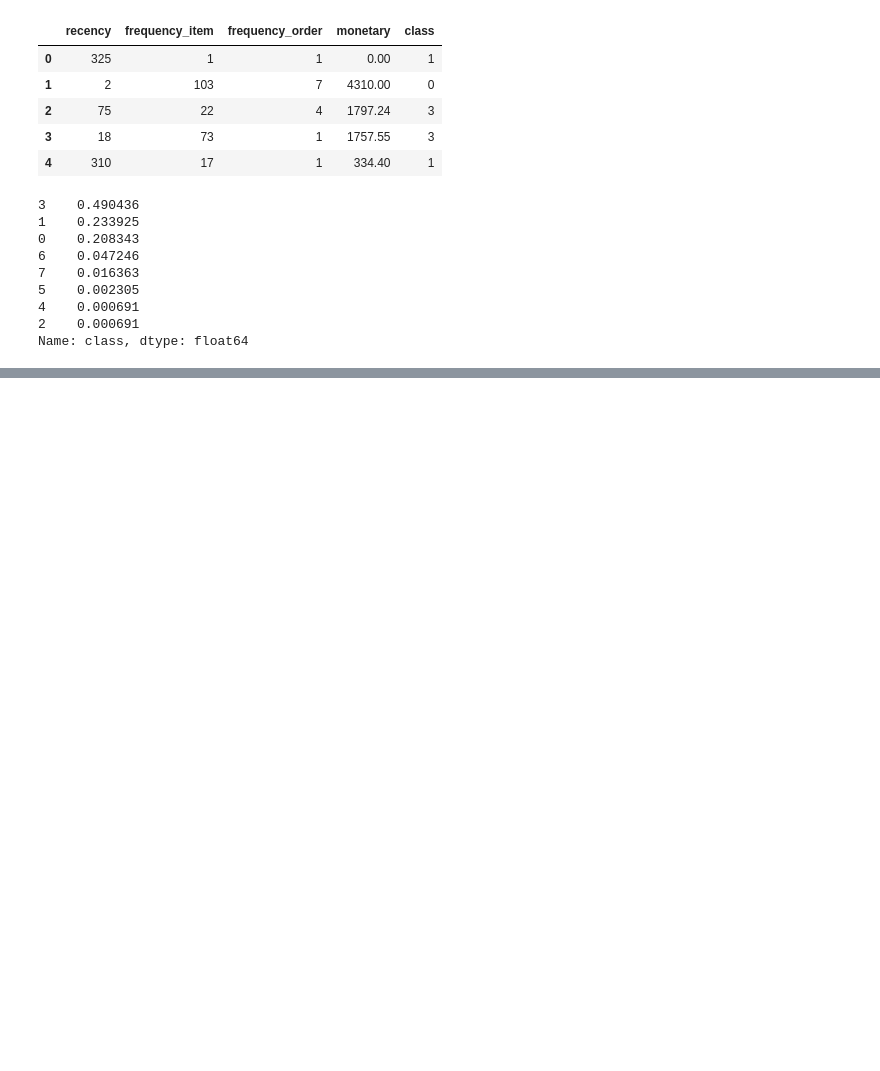
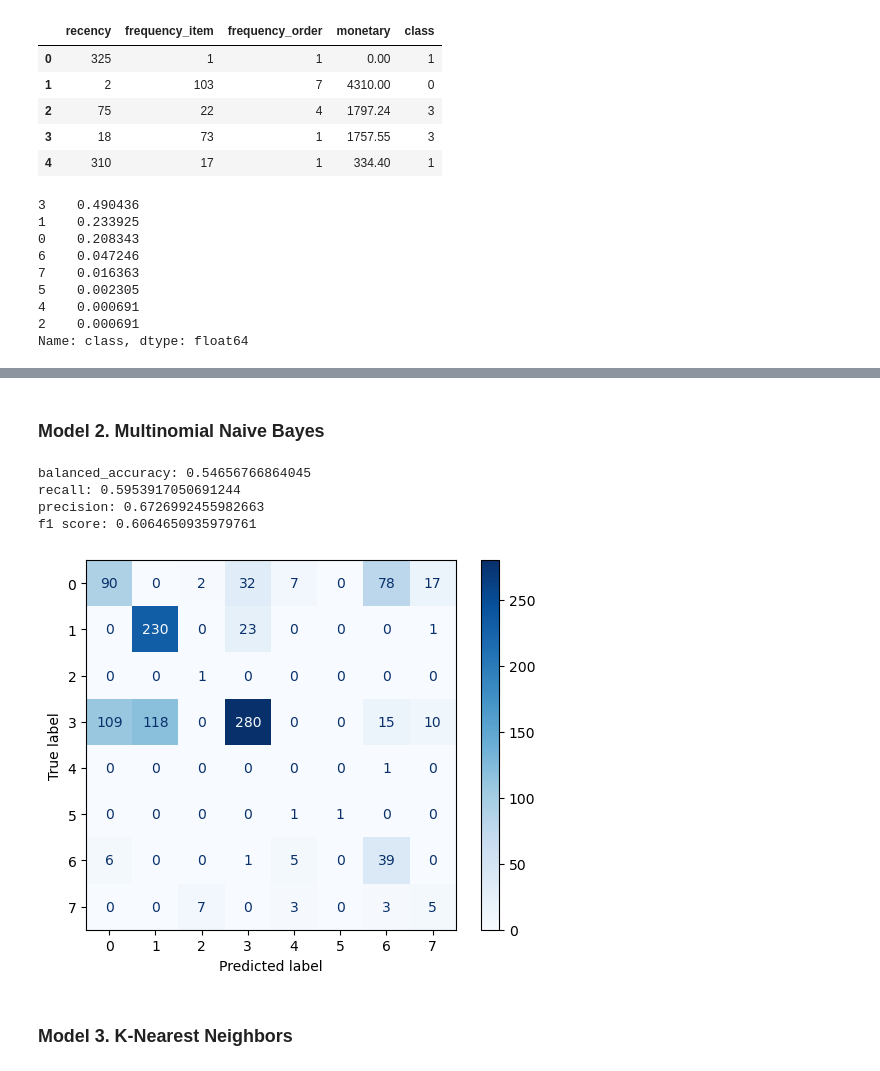
Before and after one commit to blueran21/Customer-Segmentation-in-E-Commerce, a Jupyter notebook: code/4_Customer_Classification.ipynb, the cells around one changed output, grey strips where cells are left out. Saved outputs shown, nothing was run; the diff lists cells and outputs as text; code cells hidden in the pictures; blank space fills up the shorter version.

```diff
--- a/code/4_Customer_Classification.ipynb
+++ b/code/4_Customer_Classification.ipynb
@@ -112,0 +124,26 @@ f1 score: 0.9869239310736021
+# %% [markdown]
+### Model 2. Multinomial Naive Bayes
+# %%
+pipe_mnb = Pipeline(steps = [
+    ('model', MultinomialNB())
+])
+
+params_mnb = {
+    'model__alpha': [0.1, 0.5, 1.0, 2.0, 10.0]
+}
+
+gs_mnb = GridSearchCV(pipe_mnb, param_grid = params_mnb, cv = 5, scoring = 'balanced_accuracy')
+
+gs_mnb.fit(X_train, y_train)
+
+preds_mnb = gs_mnb.predict(X_test)
+
+scores.append(evaluation(X_test, y_test, preds_mnb, gs_mnb))
+# %% [output]
+balanced_accuracy: 0.54656766864045
+recall: 0.5953917050691244
+precision: 0.6726992455982663
+f1 score: 0.6064650935979761
+[figure, added]
+# %% [markdown]
+### Model 3. K-Nearest Neighbors
```
Also changed, not shown: parts of 37 cells of this notebook, 3 other files.
